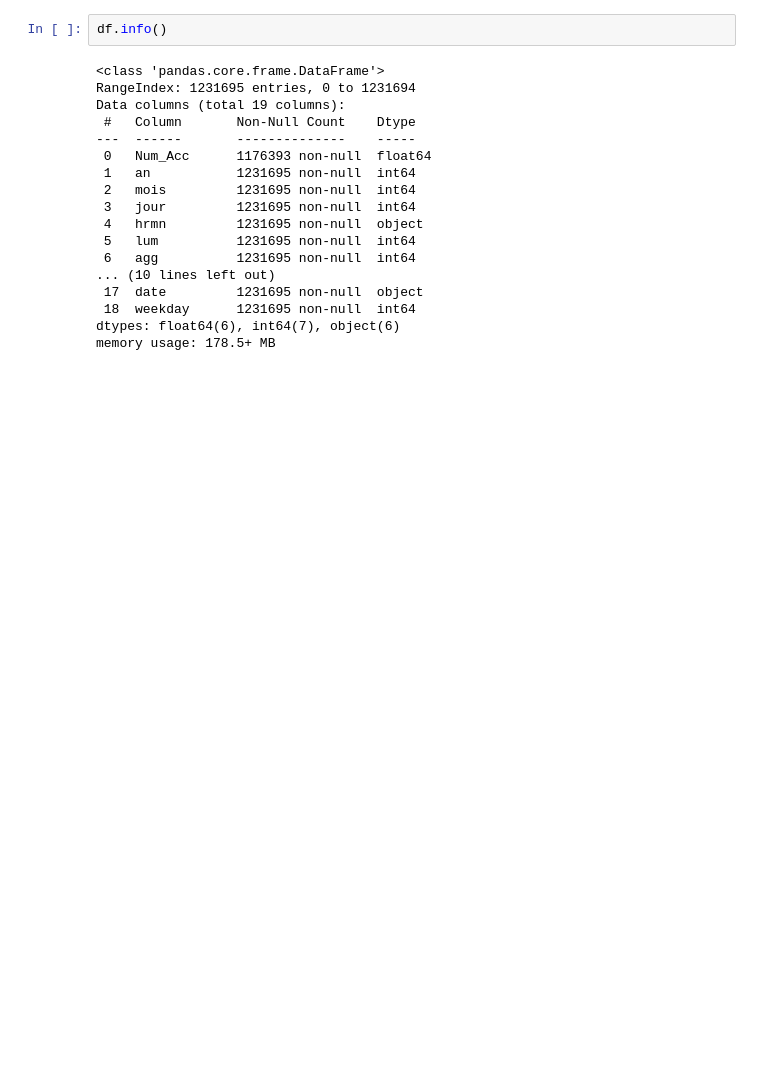
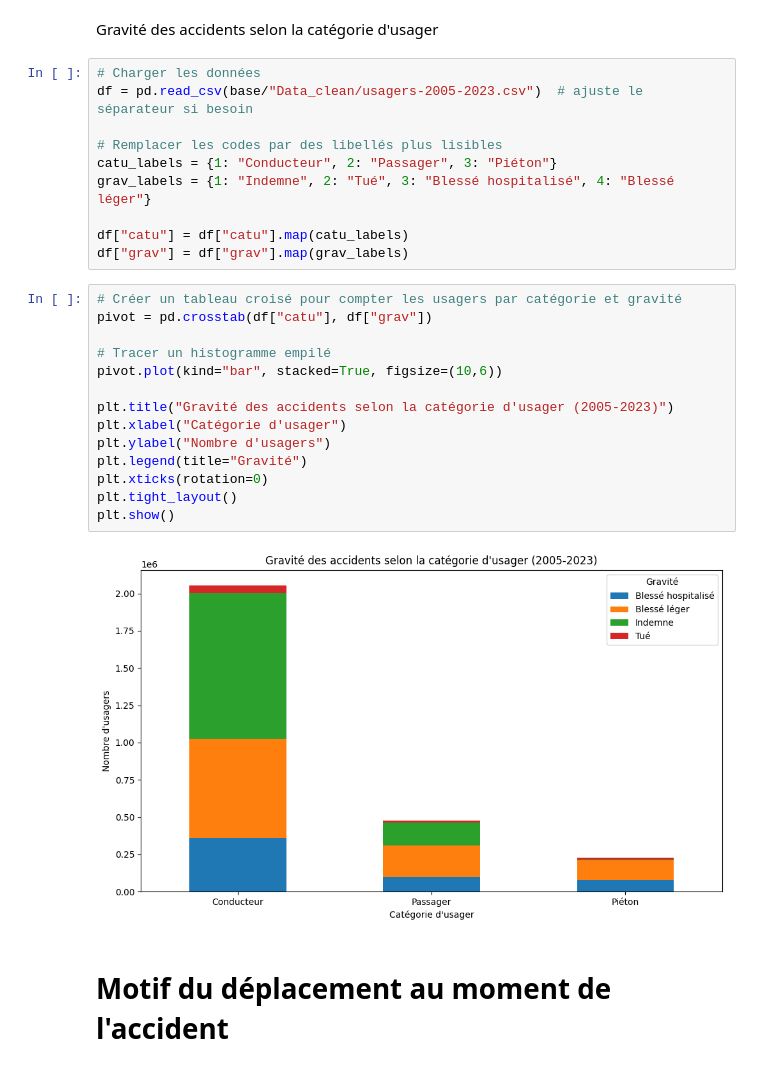
Before and after one commit to Jean-AlbertSchool/bbd_laposte, a Jupyter notebook: Data_analyse/Data_Aurelien/Load.ipynb, the cells around one changed output. Drawn from its saved outputs; the diff is of its cells as text; blank space fills up the shorter version.

Commit message:
motif et passagers normal/fullnight

```diff
--- a/Data_analyse/Data_Aurelien/Load.ipynb
+++ b/Data_analyse/Data_Aurelien/Load.ipynb
@@ -16,23 +17,33 @@ df.head()
 | 2 | 2.005000e+11 | 2005 | 1 | 21 | 18:45 | 3 | 1 | 1 | 2.0 | 1.0 | 51 | ... |
 | 3 | 2.005000e+11 | 2005 | 1 | 4 | 16:15 | 1 | 1 | 1 | 1.0 | 5.0 | 82 | ... |
 | 4 | 2.005000e+11 | 2005 | 1 | 10 | 19:45 | 3 | 1 | 1 | 3.0 | 6.0 | 478 | ... |
-# %%
-df.info()
-# %% [output]
-<class 'pandas.core.frame.DataFrame'>
-RangeIndex: 1231695 entries, 0 to 1231694
-Data columns (total 19 columns):
- #   Column       Non-Null Count    Dtype
----  ------       --------------    -----
- 0   Num_Acc      1176393 non-null  float64
- 1   an           1231695 non-null  int64
- 2   mois         1231695 non-null  int64
- 3   jour         1231695 non-null  int64
- 4   hrmn         1231695 non-null  object
- 5   lum          1231695 non-null  int64
- 6   agg          1231695 non-null  int64
-... (10 lines left out)
- 17  date         1231695 non-null  object
- 18  weekday      1231695 non-null  int64
-dtypes: float64(6), int64(7), object(6)
-memory usage: 178.5+ MB
+# %% [markdown]
+Gravité des accidents selon la catégorie d'usager
+# %%
+# Charger les données
+df = pd.read_csv(base/"Data_clean/usagers-2005-2023.csv")  # ajuste le séparateur si besoin
+
+# Remplacer les codes par des libellés plus lisibles
+catu_labels = {1: "Conducteur", 2: "Passager", 3: "Piéton"}
+grav_labels = {1: "Indemne", 2: "Tué", 3: "Blessé hospitalisé", 4: "Blessé léger"}
+
+df["catu"] = df["catu"].map(catu_labels)
+df["grav"] = df["grav"].map(grav_labels)
+# %%
+# Créer un tableau croisé pour compter les usagers par catégorie et gravité
+pivot = pd.crosstab(df["catu"], df["grav"])
+
+# Tracer un histogramme empilé
+pivot.plot(kind="bar", stacked=True, figsize=(10,6))
+
+plt.title("Gravité des accidents selon la catégorie d'usager (2005-2023)")
+plt.xlabel("Catégorie d'usager")
+plt.ylabel("Nombre d'usagers")
+plt.legend(title="Gravité")
+plt.xticks(rotation=0)
+plt.tight_layout()
+plt.show()
+# %% [output]
+[figure, added]
+# %% [markdown]
+# Motif du déplacement au moment de l'accident
```
Also changed, not shown: parts of 11 cells of this notebook, 1 other file.
